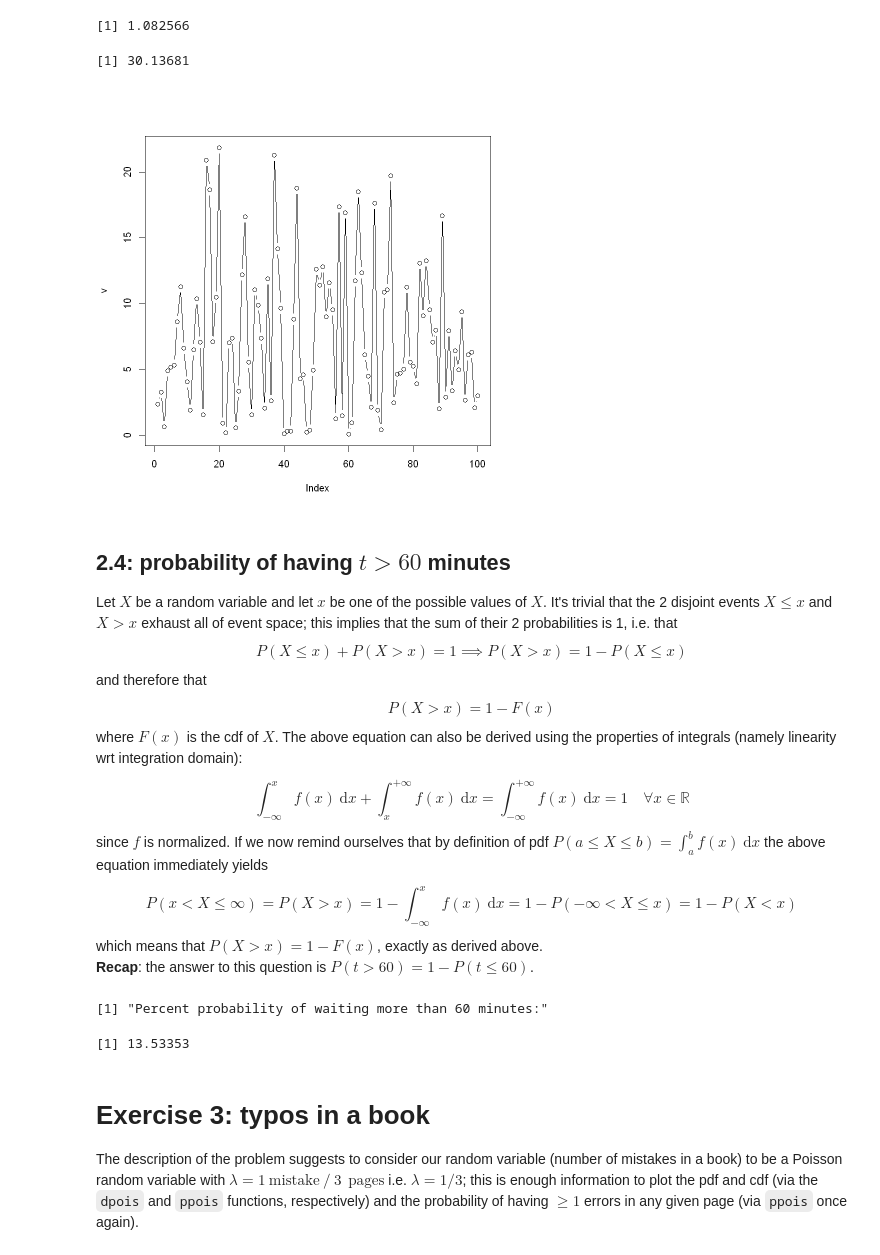
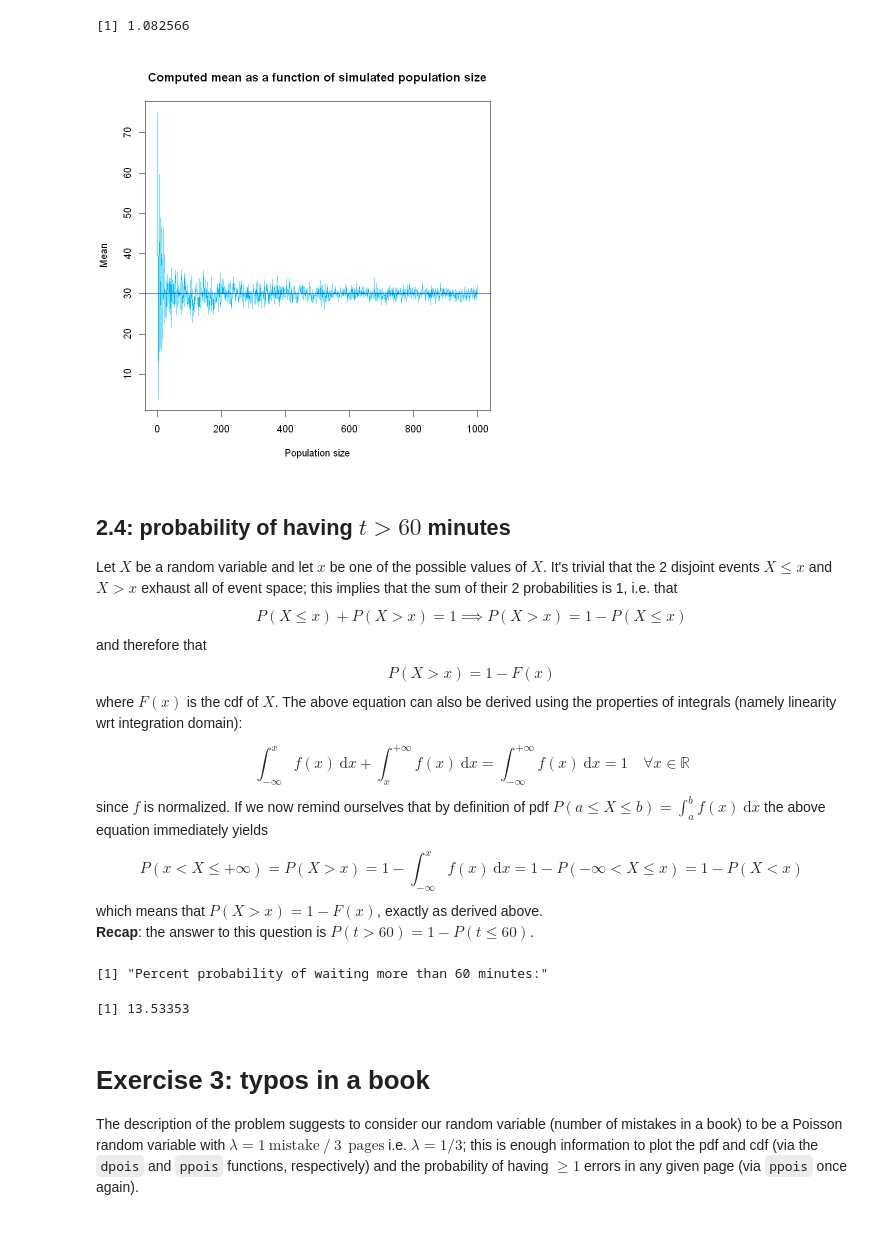
Before and after one commit to marco-giunta/AdvStatPhysAn, a Jupyter notebook: compito_2.ipynb, the cells around one changed output. Saved outputs shown, nothing was run; the diff lists cells and outputs as text; code cells hidden in the pictures.

```diff
--- a/compito_2.ipynb
+++ b/compito_2.ipynb
@@ -131,27 +131,20 @@ print("percent difference wrt the theoretical result:")
 [1] 29.67523
 [1] "percent difference wrt the theoretical result:"
 [1] 1.082566
-# %%
-set.seed(1234)
-exp.mean.over.n.samples <- Vectorize(function(n, lambda) mean(rexp(n, rate = lambda)))
-#exp.mean.over.n.samples(1:10, lambda = 1/30)
-N <- 200
-exp.mean.over.n.samples(N, 1/30)
-# %% [output]
-[1] 30.13681
-# %%
-# is it true that for N approaching infinity the difference between the mean and the expectation value vanishes? Let's test this!
-percent.relative.error <- function(n, lambda){return(abs(mean(rexp(n, rate = lambda)) - 1/lambda)*100*lambda)}
-
-N <- 100
-v <- rep(0, length.out = N)
-set.seed(1234)
-for (i in 1:N) {
-    v[i] <- percent.relative.error(1:100, lambda = 1/30)
-}
-plot(v, type = "b") # non funziona niente, benissimo
-# %% [output]
-[figure, removed]
+# %%
+# How can we test whether the mean for N approaching infinity actually converges to the expectation value? We can easily define such a function and plot it
+
+set.seed(1234)
+exp.mean.over.n.samples <- Vectorize(function(n, lambda) mean(rexp(n, rate = lambda)))
+# Convenience function to use with curve:
+exp.mean.over.n.samples.1.30 <- function(x) exp.mean.over.n.samples(x, lambda = 1/30)
+
+n.points <- 1000 # we need to evaluate the mean only over integer values, of course
+#plot(rep(30, length.out = n.points))
+curve(exp.mean.over.n.samples.1.30, from = 1, to = n.points, col = "deepskyblue", n = n.points, xlab = "Population size", ylab = "Mean", main = "Computed mean as a function of simulated population size")
+abline(h = 30, col = "blue") # this lets us add a straigh line
+# %% [output]
+[figure, added]
 # %% [markdown]
 ## 2.4: probability of having $t > 60$ minutes
 Let $X$ be a random variable and let $x$ be one of the possible values of $X$. It's trivial that the 2 disjoint events $X\leq x$ and $X > x$ exhaust all of event space; this implies that the sum of their 2 probabilities is 1, i.e. that
@@ -168,16 +161,18 @@ where $F(x)$ is the cdf of $X$. The above equation can also be derived using the
 \end{equation}
 since $f$ is normalized. If we now remind ourselves that by definition of pdf $P(a\leq X\leq b) = \int_a^b f(x) \ \mathrm{d} x$ the above equation immediately yields
 \begin{equation}
-P(x < X \leq \infty) = P(X > x) = 1 - \int_{-\infty}^x f(x) \ \mathrm{d}x = 1 - P(-\infty < X \leq x) = 1 - P(X < x)
+P(x < X \leq +\infty) = P(X > x) = 1 - \int_{-\infty}^x f(x) \ \mathrm{d}x = 1 - P(-\infty < X \leq x) = 1 - P(X < x)
 \end{equation}
 which means that $P(X > x) = 1 - F(x)$, exactly as derived above.
 **Recap**: the answer to this question is $P(t > 60) = 1 - P(t \leq 60)$.
-# %%
-print("Percent probability of waiting more than 60 minutes:")
-(1-pexp(60, rate = 1/30))*100
-# %% [output]
-[1] "Percent probability of waiting more than 60 minutes:"
-[1] 13.53353
+# %%
+print("Percent probability of waiting more than 60 minutes:")
+(1-pexp(60, rate = 1/30))*100
+# The predefined pexp function actually has an option to compute the integral "above" x instead of "below" x as is customary in the CDF definition; an equivalent version of the above line is indeed the following
+#pexp(60, rate = 1/30, lower.tail = FALSE)*100
+# %% [output]
+[1] "Percent probability of waiting more than 60 minutes:"
+[1] 13.53353
 # %% [markdown]
 # Exercise 3: typos in a book
 The description of the problem suggests to consider our random variable (number of mistakes in a book) to be a Poisson random variable with $\lambda = 1 \ \text{mistake} \ / \ 3 \ \ \text{pages}$ i.e. $\lambda = 1/3$; this is enough information to plot the pdf and cdf (via the `dpois` and `ppois` functions, respectively) and the probability of having $\geq 1$ errors in any given page (via `ppois` once again).
```
Also changed, not shown: parts of 13 cells of this notebook, 1 other file.
